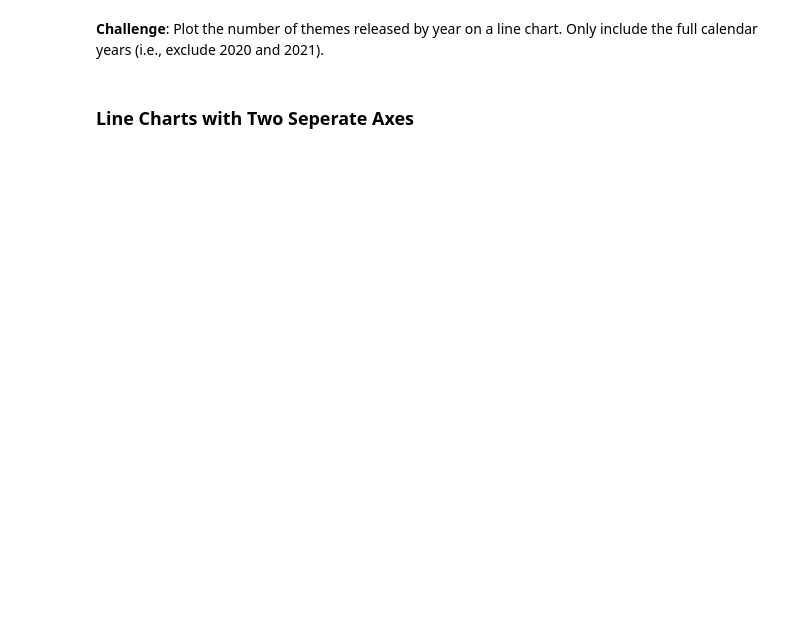
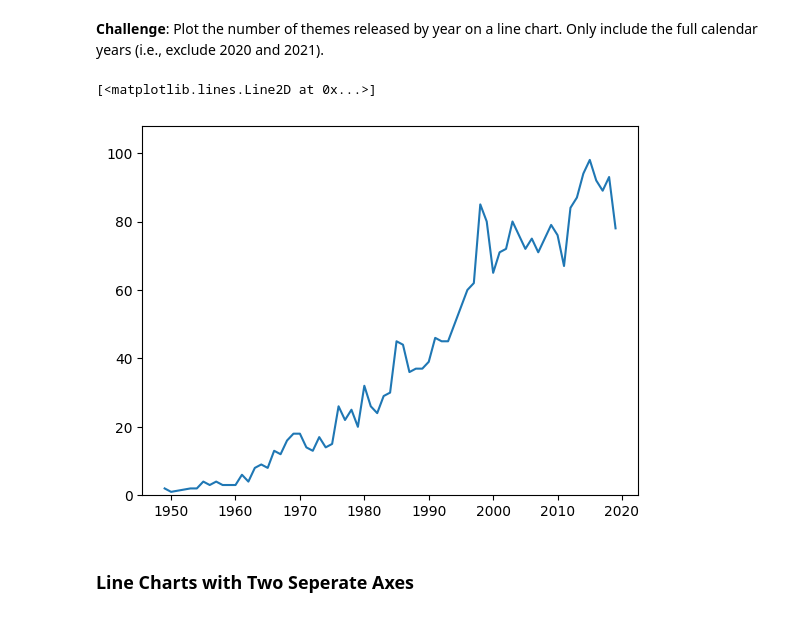
Before and after one commit to shahiddhariwala/lego_data_analysis, a Jupyter notebook: lego_data_analysis.ipynb, the cells around one changed output. Cells and saved outputs as stored; diff of their text form; code cells hidden in the pictures; blank space fills up the shorter version.

```diff
--- a/lego_data_analysis.ipynb
+++ b/lego_data_analysis.ipynb
@@ -172,3 +172,6 @@ plt.plot(sets_by_year["num_parts"][:-2])
 ### Aggregate Data with the Python .agg() Function
 
 Let's work out the number of different themes shipped by year. This means we have to count the number of unique theme_ids per calendar year.
+# %%
+theme_by_years = sets_df.groupby("year").agg({"theme_id": pd.Series.nunique})
+theme_by_years.rename( columns={"theme_id":"nr_themes"}, inplace=True)
@@ -175,4 +198,10 @@ Let's work out the number of different themes shipped by year. This means we hav
 # %% [markdown]
 **Challenge**: Plot the number of themes released by year on a line chart. Only include the full calendar years (i.e., exclude 2020 and 2021).
+# %%
+plt.ylim(0, theme_by_years["nr_themes"].max() + 10)
+plt.plot(theme_by_years["nr_themes"][:-2])
+# %% [output]
+[<matplotlib.lines.Line2D at 0x...>]
+[figure, added]
 # %% [markdown]
 ### Line Charts with Two Seperate Axes
```
Also changed, not shown: parts of 5 cells of this notebook.
